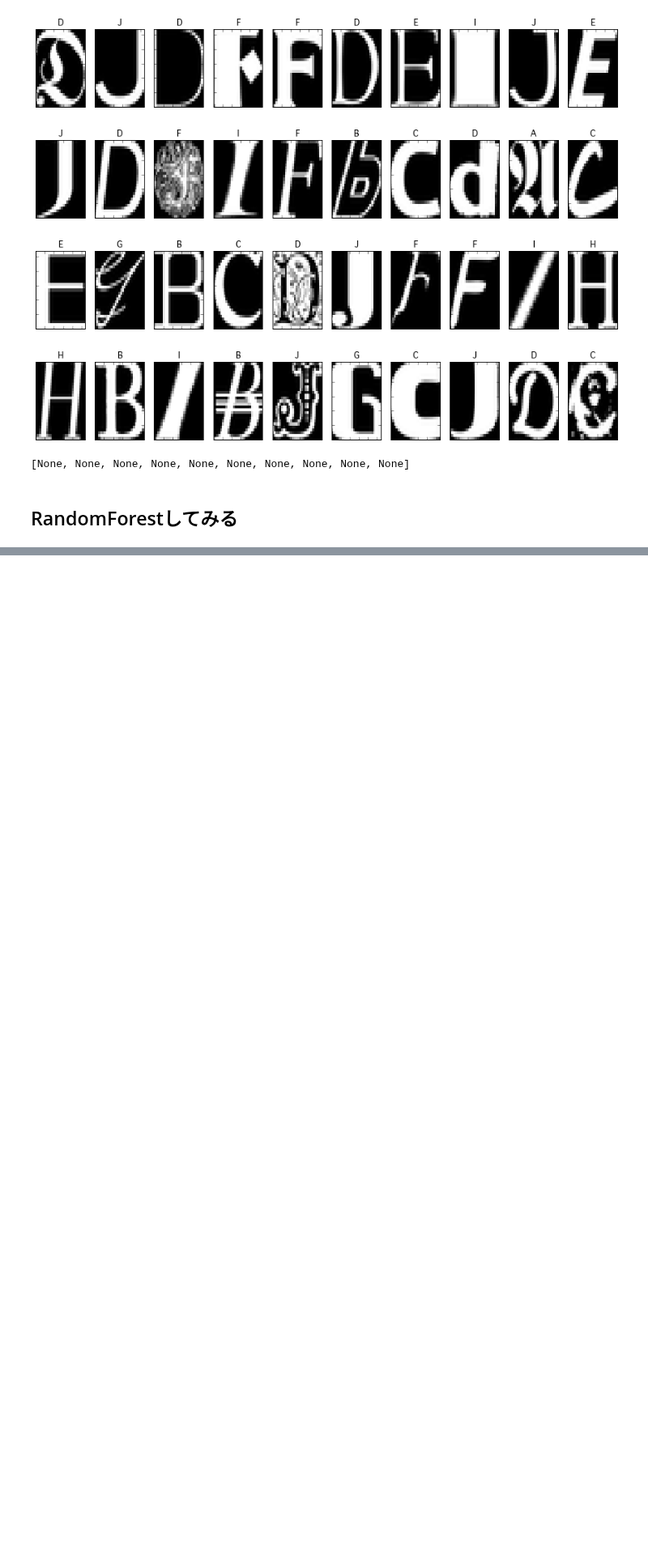
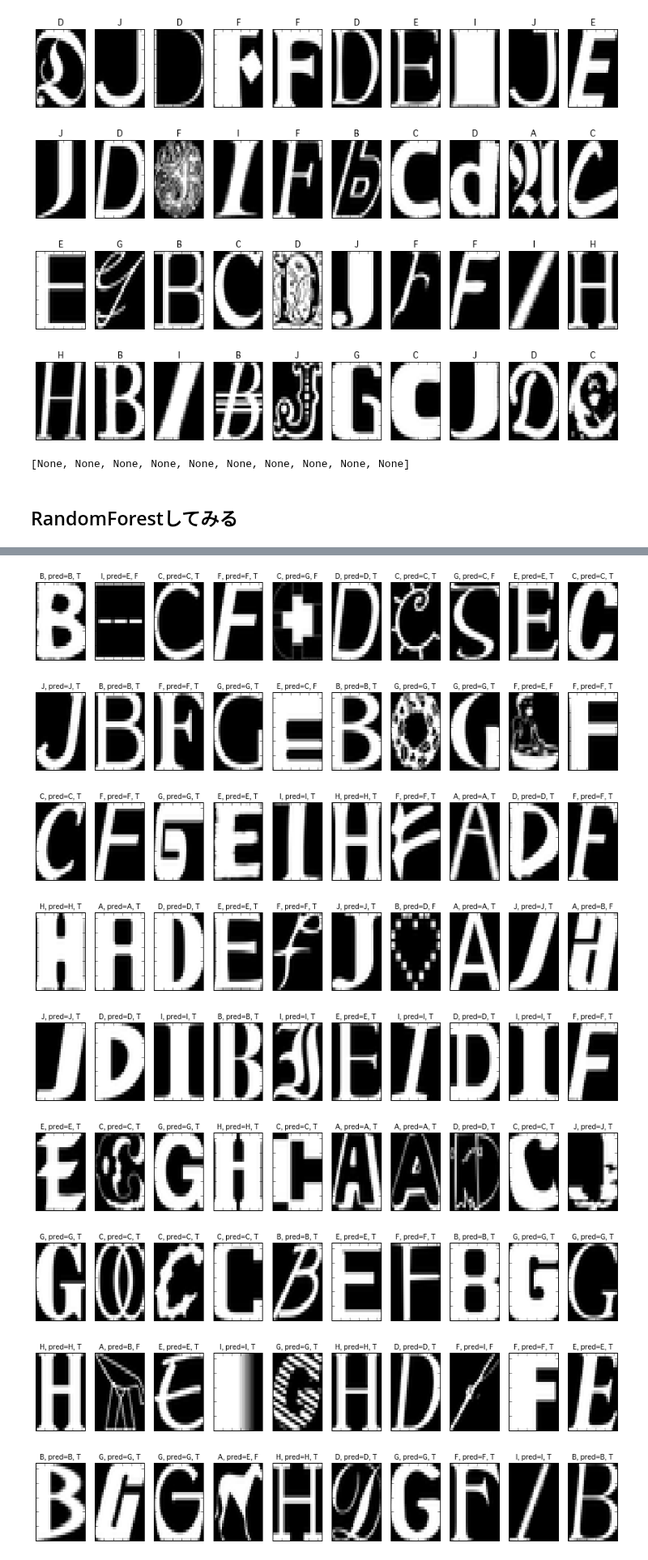
Before and after one commit to matsuken92/Qiita_Contents, a Jupyter notebook: General/load_notMNIST.ipynb, the cells around one changed output, grey strips where cells are left out. Shown at 81% size. Saved outputs shown, nothing was run; the diff lists cells and outputs as text; code cells hidden in the pictures; blank space fills up the shorter version.

```diff
--- a/General/load_notMNIST.ipynb
+++ b/General/load_notMNIST.ipynb
@@ -54,7 +54,11 @@ def draw_digit(digits):
         plt.ylim(0,27)
         plt.pcolor(X, Y, Z)
         plt.gray()
-        plt.title(num2alpha[data[1]])
+        title = num2alpha[data[1]]
+        if len(data) > 2:
+            title = title + ', pred='+ num2alpha[data[2]] + (', T' if data[1]==data[2] else ', F')
+
+        plt.title(title, size=10)
         plt.tick_params(labelbottom="off")
         plt.tick_params(labelleft="off")
 
@@ -131,8 +135,7 @@ notmnist_target   = notmnist_target.astype(np.int32)
 notmnist_data  /= 255     # 0-1のデータに変換
 
 # 学習用データを 75%、検証用データを残りの個数と設定
-x_train, x_test = train_test_split(notmnist_data)
-y_train, y_test =train_test_split(notmnist_target)
+x_train, x_test, y_train, y_test = train_test_split(notmnist_data, notmnist_target)
 # %% [markdown]
 ### 試しに表示してみる
 # %%
@@ -172,0 +176,14 @@ np.sum(result)/len(pred)
+# %%
+# 結果を可視化
+rd.seed(123)
+[draw_digit([[x_test[idx], y_test[idx], pred[idx]] for idx in rd.randint(len(x_test), size=10)]) for i in range(10)]
+# %% [output]
+[figure, added]
+[figure, added]
+[figure, added]
+[figure, added]
+[figure, added]
+[figure, added]
+[figure, added]
+[figure, added]
+[figure, added]
```
Also changed, not shown: parts of 3 cells of this notebook.
